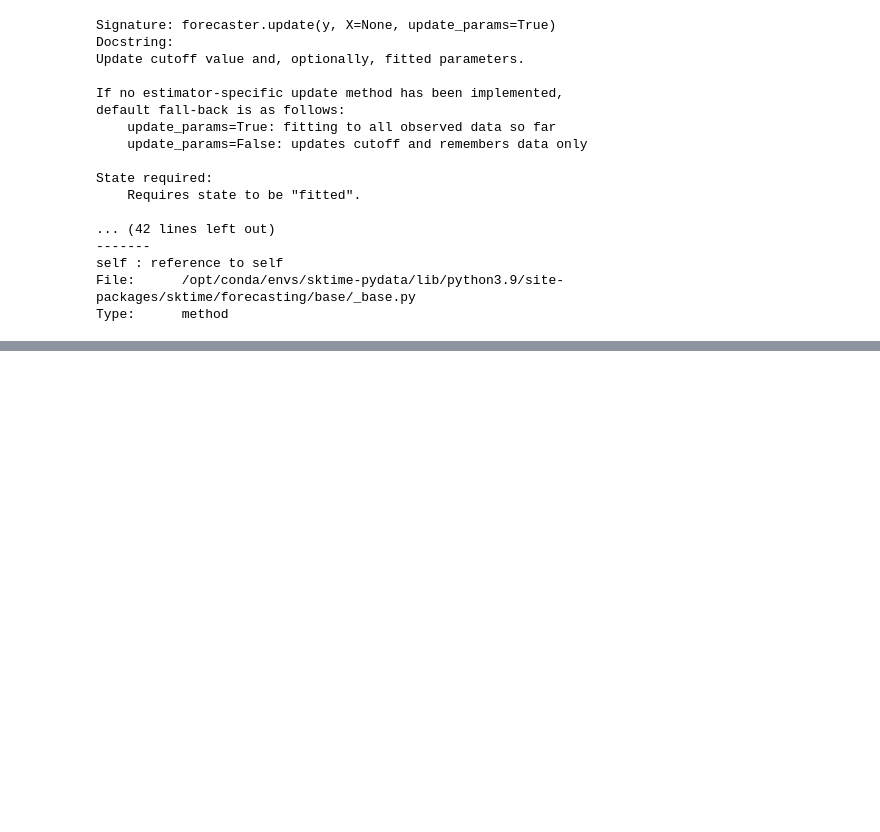
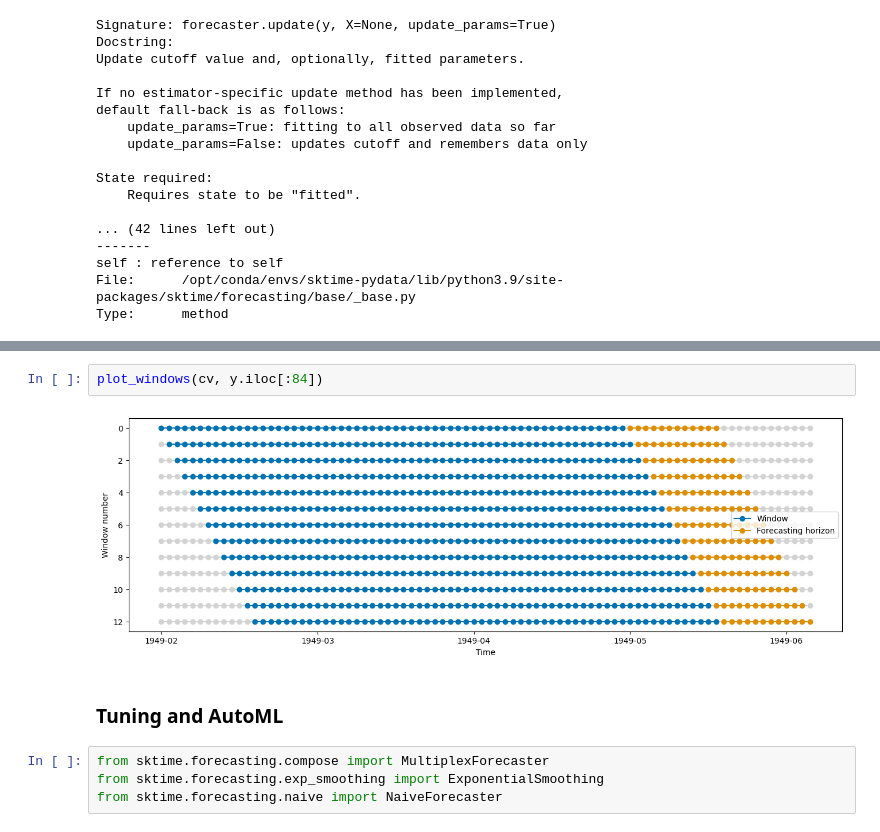
Before and after one commit to KJR020/sktime-tutorial-pydata-global-2021, a Jupyter notebook: notebooks/my_note_2_forecasting.ipynb, the cells around one changed output, grey strips where cells are left out. Saved outputs shown, nothing was run; the diff lists cells and outputs as text; blank space fills up the shorter version.

```diff
--- a/notebooks/my_note_2_forecasting.ipynb
+++ b/notebooks/my_note_2_forecasting.ipynb
@@ -331,0 +409,10 @@ Type:      method
+# %%
+plot_windows(cv, y.iloc[:84])
+# %% [output]
+[figure, added]
+# %% [markdown]
+### Tuning and AutoML
+# %%
+from sktime.forecasting.compose import MultiplexForecaster
+from sktime.forecasting.exp_smoothing import ExponentialSmoothing
+from sktime.forecasting.naive import NaiveForecaster
```
Also changed, not shown: parts of 40 cells of this notebook.
